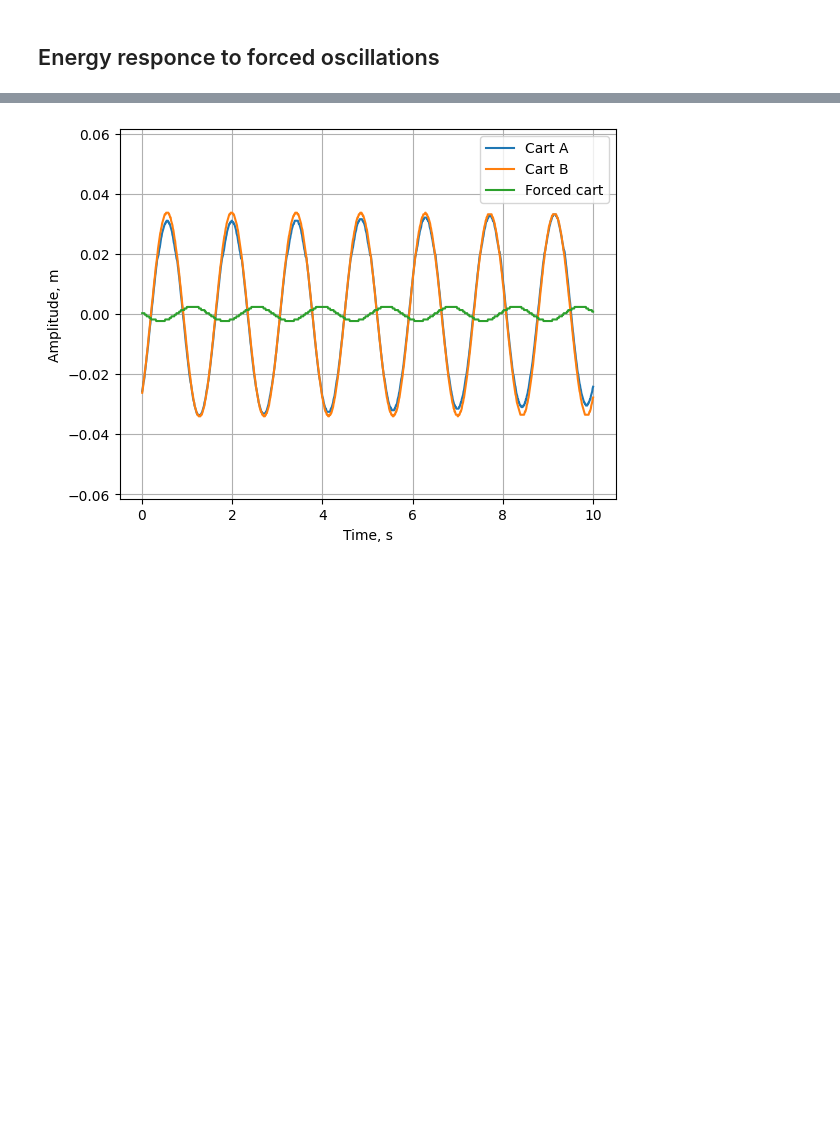
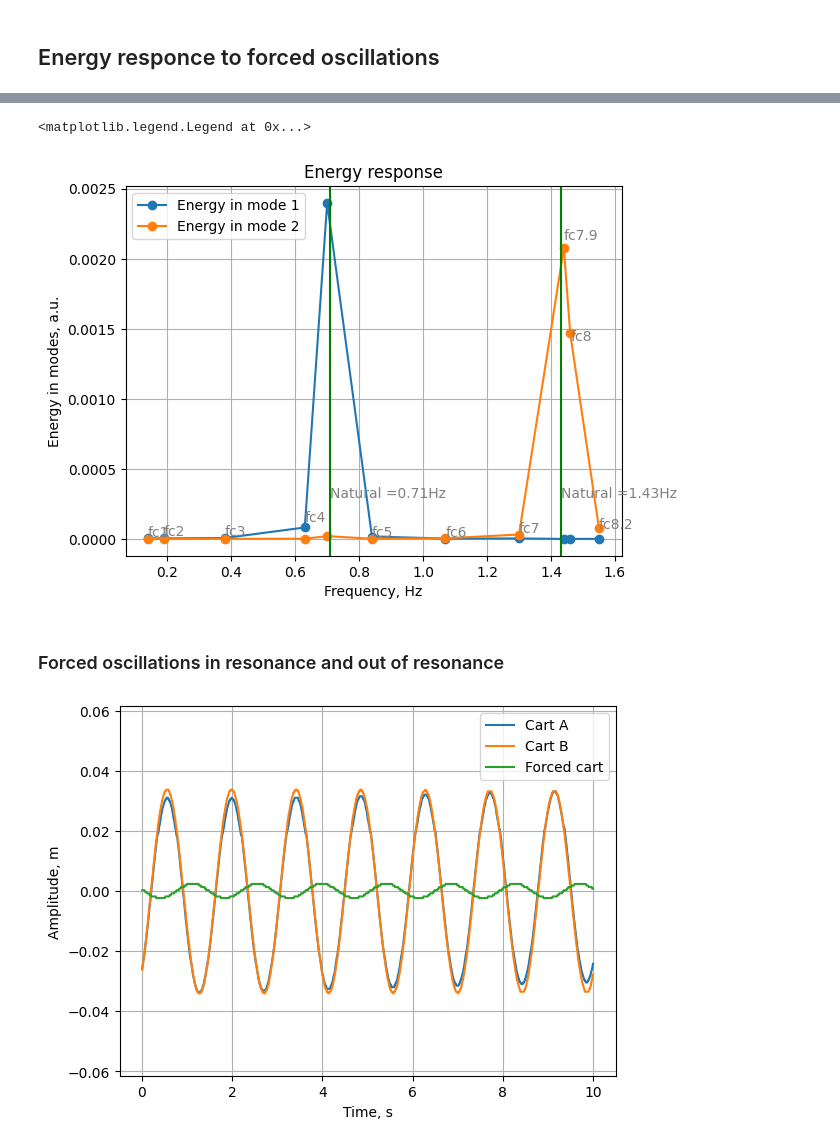
Before and after one commit to evgeny-kolonsky/Lab3_Coupled_Oscillator, a Jupyter notebook: Lab3_Coupled_Oscillator.ipynb, the cells around one changed output, grey strips where cells are left out. Saved outputs shown, nothing was run; the diff lists cells and outputs as text; code cells hidden in the pictures; blank space fills up the shorter version.

```diff
--- a/Lab3_Coupled_Oscillator.ipynb
+++ b/Lab3_Coupled_Oscillator.ipynb
@@ -284,3 +339,41 @@ plt.legend()
+# %%
+def mode_energy(t, x, m, freq0):
+  omega0 = freq0 * 2*np.pi
+  magnitude2 = 2 * np.mean(x**2)
+  energy = m * magnitude2 * omega0**2 /2
+  return energy
+# %%
+names = ['fc1', 'fc2', 'fc3', 'fc4', 'fc4.5','fc5', 'fc6', 'fc7', 'fc7.9',  'fc8.2', 'fc8']
+fw = np.array([])
+energy1 = np.array([])
+energy2 = np.array([])
+for name in names:
+  url = f'https://raw.githubusercontent.com/evgeny-kolonsky/Lab3_Coupled_Oscillator/main/{name}.txt'
+  t, x1, x2, x3 = get_signal3(url, show=False)
+  fw = np.append(fw, get_frequency(t, x3, show=False))
+  y1, y2 = rotate(x1, x2, show=False)
+  energy1 = np.append(energy1, mode_energy(t, y1, m1_eff, freqs_theor[1]))
+  energy2 = np.append(energy2, mode_energy(t, y2, m2_eff, freqs_theor[0]))
+
+idx = np.argsort(fw) # sorting
+plt.plot(fw[idx], energy1[idx], linestyle='-', marker='o', label='Energy in mode 1')
+plt.plot(fw[idx], energy2[idx], linestyle='-', marker='o', label='Energy in mode 2')
+
+for ind in idx:
+  plt.annotate(names[ind], xy=(fw[ind], energy[ind]), color='gray')
+plt.grid()
+plt.xlabel('Frequency, Hz')
+plt.ylabel('Energy in modes, a.u.')
+plt.title('Energy response')
+for freq in freqs_theor:
+  plt.axvline(freq, c='g')
+  plt.annotate(fr'Natural ={freq:.2f}Hz',xy=(freq, np.mean(energy)/2), color='gray')
+plt.legend()
+# %% [output]
+<matplotlib.legend.Legend at 0x...>
+[figure, added]
+# %% [markdown]
+### Forced oscillations in resonance and out of resonance
 # %%
 # Mode 1
 url  = 'https://raw.githubusercontent.com/evgeny-kolonsky/Lab3_Coupled_Oscillator/main/fc4.5.txt'
```
Also changed, not shown: parts of 15 cells of this notebook.
